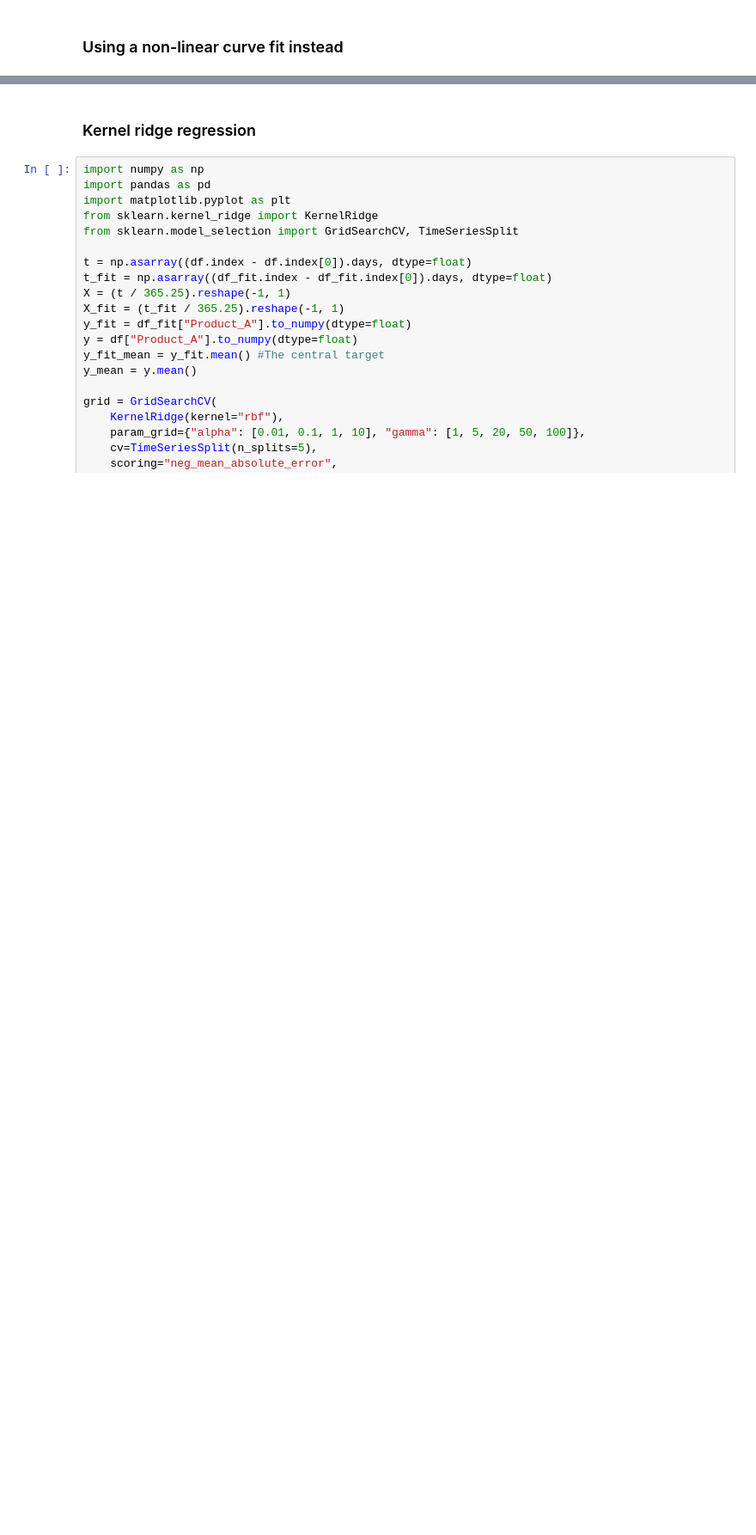
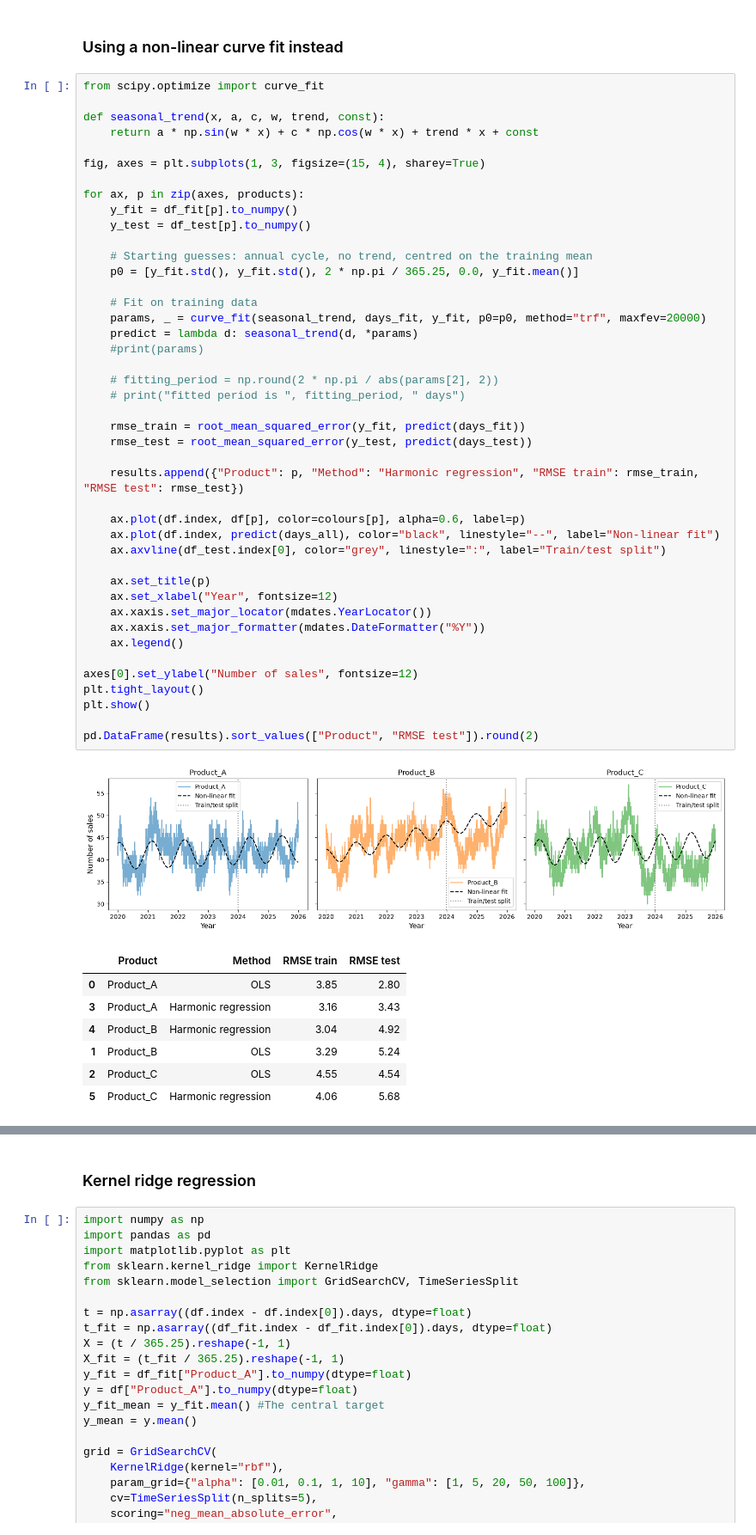
Before and after one commit to JosephDThomas/Chocolate_predictions, a Jupyter notebook: data_analysis.ipynb, the cells around one changed output, grey strips where cells are left out. Shown at 86% size. Saved outputs shown, nothing was run; the diff lists cells and outputs as text; blank space fills up the shorter version.

Commit message:
Improvments to OLS and harmonic regression calc and removal of ANOVA

```diff
--- a/data_analysis.ipynb
+++ b/data_analysis.ipynb
@@ -203,5 +130,57 @@ The RMSE is  0.2062061514315101
 # %% [markdown]
 ### Using a non-linear curve fit instead
+# %%
+from scipy.optimize import curve_fit
+
+def seasonal_trend(x, a, c, w, trend, const):
+    return a * np.sin(w * x) + c * np.cos(w * x) + trend * x + const
+
+fig, axes = plt.subplots(1, 3, figsize=(15, 4), sharey=True)
+
+for ax, p in zip(axes, products):
+    y_fit = df_fit[p].to_numpy()
+    y_test = df_test[p].to_numpy()
+
+    # Starting guesses: annual cycle, no trend, centred on the training mean
+    p0 = [y_fit.std(), y_fit.std(), 2 * np.pi / 365.25, 0.0, y_fit.mean()]
+
+    # Fit on training data
+    params, _ = curve_fit(seasonal_trend, days_fit, y_fit, p0=p0, method="trf", maxfev=20000)
+    predict = lambda d: seasonal_trend(d, *params)
+    #print(params)
+
+    # fitting_period = np.round(2 * np.pi / abs(params[2], 2))
+    # print("fitted period is ", fitting_period, " days")
+
+    rmse_train = root_mean_squared_error(y_fit, predict(days_fit))
+    rmse_test = root_mean_squared_error(y_test, predict(days_test))
+
+    results.append({"Product": p, "Method": "Harmonic regression", "RMSE train": rmse_train, "RMSE test": rmse_test})
+
+    ax.plot(df.index, df[p], color=colours[p], alpha=0.6, label=p)
+    ax.plot(df.index, predict(days_all), color="black", linestyle="--", label="Non-linear fit")
+    ax.axvline(df_test.index[0], color="grey", linestyle=":", label="Train/test split")
+
+    ax.set_title(p)
+    ax.set_xlabel("Year", fontsize=12)
+    ax.xaxis.set_major_locator(mdates.YearLocator())
+    ax.xaxis.set_major_formatter(mdates.DateFormatter("%Y"))
+    ax.legend()
+
+axes[0].set_ylabel("Number of sales", fontsize=12)
+plt.tight_layout()
+plt.show()
+
+pd.DataFrame(results).sort_values(["Product", "RMSE test"]).round(2)
+# %% [output]
+[figure, added]
+|  | Product | Method | RMSE train | RMSE test |
+| 0 | Product_A | OLS | 3.85 | 2.80 |
+| 3 | Product_A | Harmonic regression | 3.16 | 3.43 |
+| 4 | Product_B | Harmonic regression | 3.04 | 4.92 |
+| 1 | Product_B | OLS | 3.29 | 5.24 |
+| 2 | Product_C | OLS | 4.55 | 4.54 |
+| 5 | Product_C | Harmonic regression | 4.06 | 5.68 |
 # %%
 from scipy.optimize import curve_fit
 import numpy as np
```
Also changed, not shown: parts of 12 cells of this notebook.
